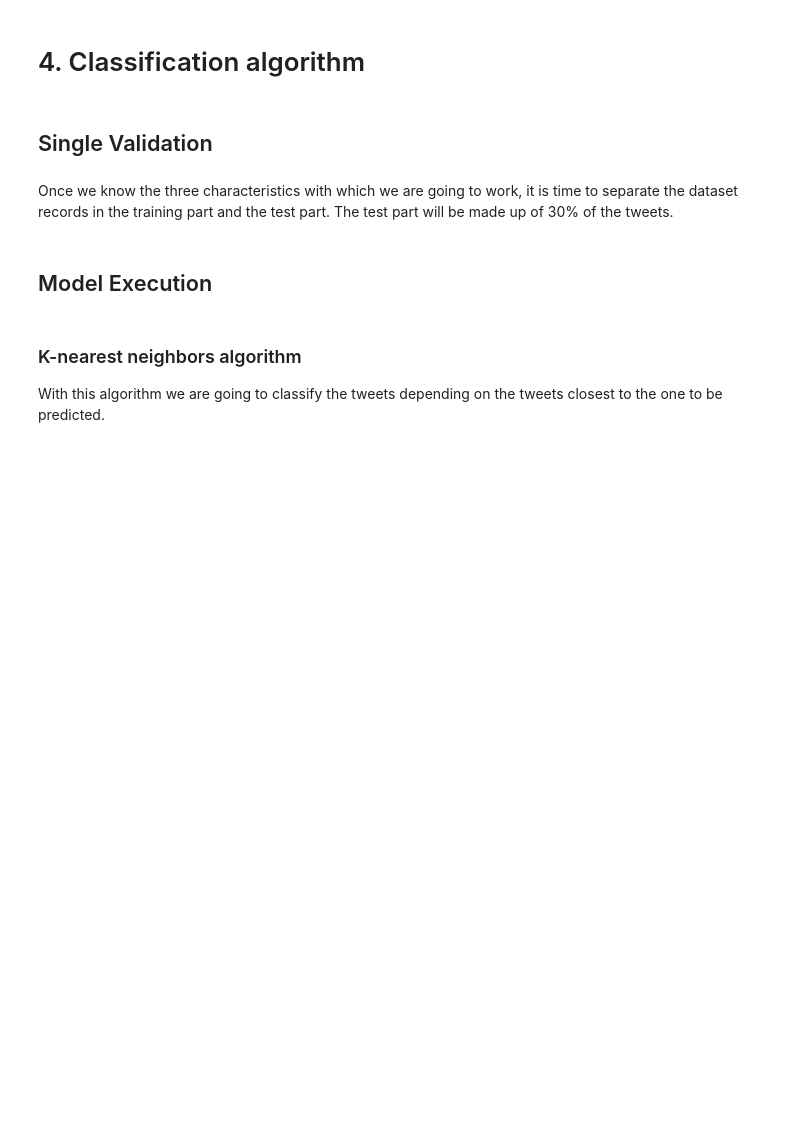
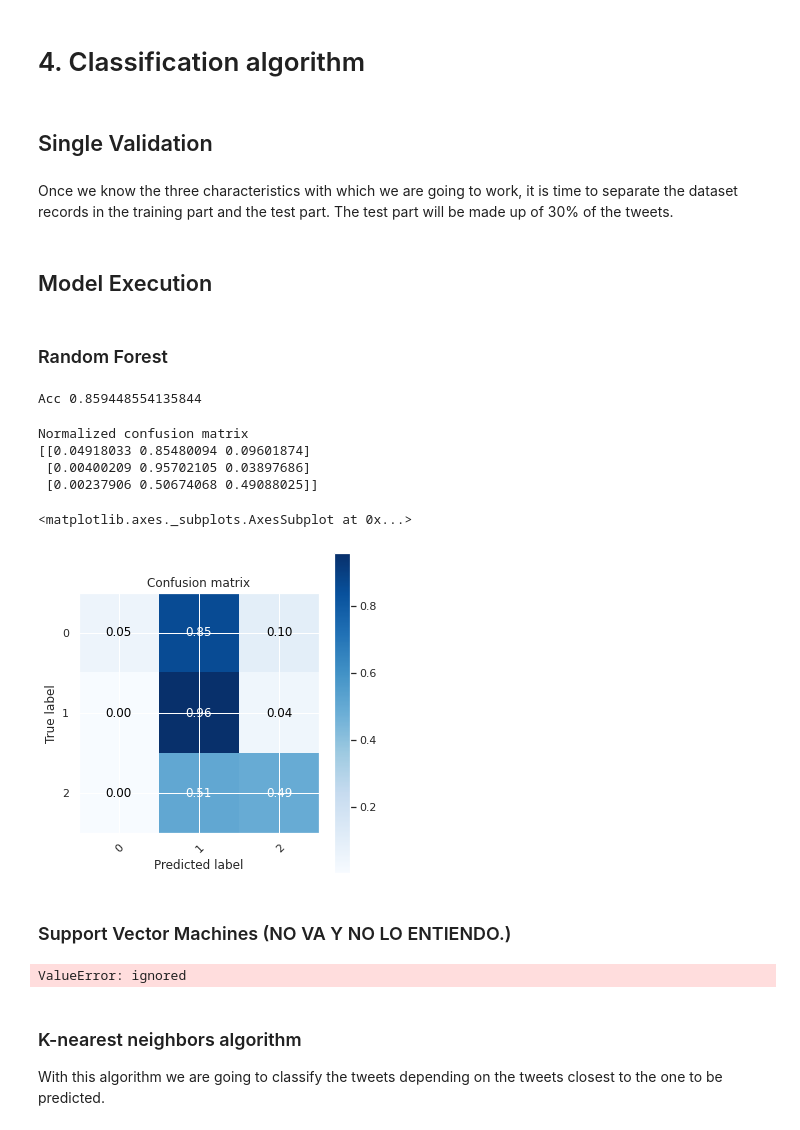
Before and after one commit to sergiobm3/ESI_MachineLearning, a Jupyter notebook: TFIDF+N_GRAMS+POS+OTHER_FEATURES.ipynb, the cells around one changed output. Saved outputs shown, nothing was run; the diff lists cells and outputs as text; code cells hidden in the pictures; blank space fills up the shorter version.

```diff
--- a/TFIDF+N_GRAMS+POS+OTHER_FEATURES.ipynb
+++ b/TFIDF+N_GRAMS+POS+OTHER_FEATURES.ipynb
@@ -194,7 +221,7 @@ from nltk.tokenize import word_tokenize
 nltk.download('punkt')
 listNumberWords = []
 
-for tweet in tweets_detokenize_with_emoticon: #I think this should be about the original tweet
+for tweet in df_count['tweet']:
   aux = []
   words = word_tokenize(tweet)
   num_words = len(words)
@@ -307 +344,34 @@ def plot_confusion_matrix(y_true, y_pred, classes,
     return ax
+# %% [markdown]
+### Random Forest
+# %%
+model = RandomForestClassifier(n_estimators=1000) # Number of trees.
+model.fit(X_train, y_train)
+y_pred = model.predict(X_test)
+acc = accuracy_score(y_test, y_pred)
+print ('Acc', acc)
+# %% [output]
+Acc 0.859448554135844
+# %%
+sns.set(rc={'figure.figsize':(5,5)})
+plot_confusion_matrix(y_test, y_pred, classes=unique_labels(y_test, y_pred), normalize=True,
+                      title='Confusion matrix')
+# %% [output]
+Normalized confusion matrix
+[[0.04918033 0.85480094 0.09601874]
+ [0.00400209 0.95702105 0.03897686]
+ [0.00237906 0.50674068 0.49088025]]
+<matplotlib.axes._subplots.AxesSubplot at 0x...>
+[figure, added]
+# %% [markdown]
+### Support Vector Machines (NO VA Y NO LO ENTIENDO.)
+# %%
+from sklearn.model_selection import GridSearchCV
+param_grid = {'svc__C': [1, 5, 10, 50],
+              'svc__gamma': [0.0001, 0.0005, 0.001, 0.005]}
+grid = GridSearchCV(model, param_grid)
+
+%time grid.fit(X_train, y_train)
+print(grid.best_params_)
+# %% [output]
+ValueError: ignored
```
Also changed, not shown: parts of 19 cells of this notebook.
